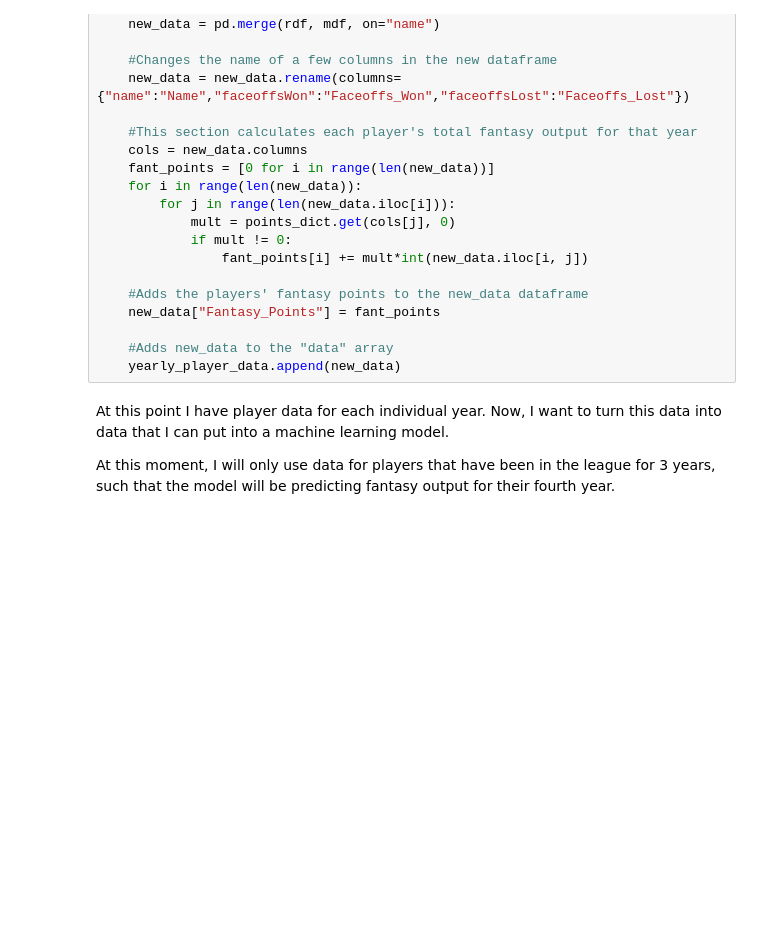
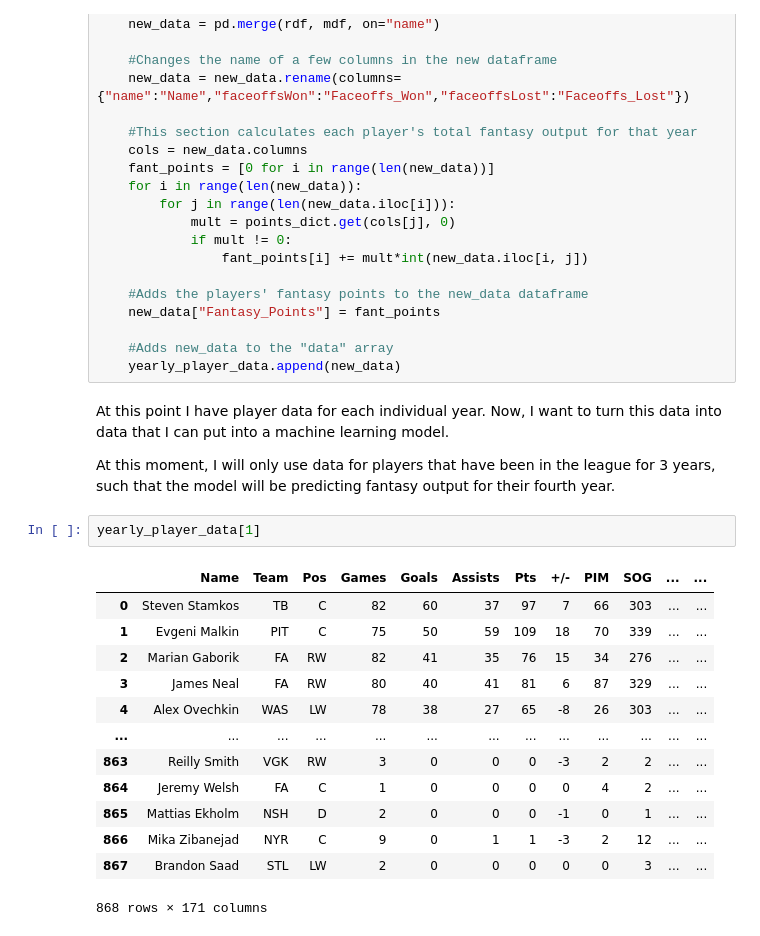
Before and after one commit to chrisberry888/FantasyHockeyAnalyzer, a Jupyter notebook: Fantasy Hockey Analyzer Notebook.ipynb, the cells around one changed output. Drawn from its saved outputs; the diff is of its cells as text; blank space fills up the shorter version.

Commit message:
started to put the code in for making the data model-readable.

```diff
--- a/Fantasy Hockey Analyzer Notebook.ipynb
+++ b/Fantasy Hockey Analyzer Notebook.ipynb
@@ -61,6 +61,22 @@ for i in range(2010, 2022):
 At this point I have player data for each individual year. Now, I want to turn this data into data that I can put into a machine learning model.
 
 At this moment, I will only use data for players that have been in the league for 3 years, such that the model will be predicting fantasy output for their fourth year.
+# %%
+yearly_player_data[1]
+# %% [output]
+|  | Name | Team | Pos | Games | Goals | Assists | Pts | +/- | PIM | SOG | ... | ... |
+| 0 | Steven Stamkos | TB | C | 82 | 60 | 37 | 97 | 7 | 66 | 303 | ... | ... |
+| 1 | Evgeni Malkin | PIT | C | 75 | 50 | 59 | 109 | 18 | 70 | 339 | ... | ... |
+| 2 | Marian Gaborik | FA | RW | 82 | 41 | 35 | 76 | 15 | 34 | 276 | ... | ... |
+| 3 | James Neal | FA | RW | 80 | 40 | 41 | 81 | 6 | 87 | 329 | ... | ... |
+| 4 | Alex Ovechkin | WAS | LW | 78 | 38 | 27 | 65 | -8 | 26 | 303 | ... | ... |
+| ... | ... | ... | ... | ... | ... | ... | ... | ... | ... | ... | ... | ... |
+| 863 | Reilly Smith | VGK | RW | 3 | 0 | 0 | 0 | -3 | 2 | 2 | ... | ... |
+| 864 | Jeremy Welsh | FA | C | 1 | 0 | 0 | 0 | 0 | 4 | 2 | ... | ... |
+| 865 | Mattias Ekholm | NSH | D | 2 | 0 | 0 | 0 | -1 | 0 | 1 | ... | ... |
+| 866 | Mika Zibanejad | NYR | C | 9 | 0 | 1 | 1 | -3 | 2 | 12 | ... | ... |
+| 867 | Brandon Saad | STL | LW | 2 | 0 | 0 | 0 | 0 | 0 | 3 | ... | ... |
+868 rows × 171 columns
 # %%
 ml_data = []
 for i in range(2013, 2022):
```
Also changed, not shown: parts of 1 cell of this notebook.
